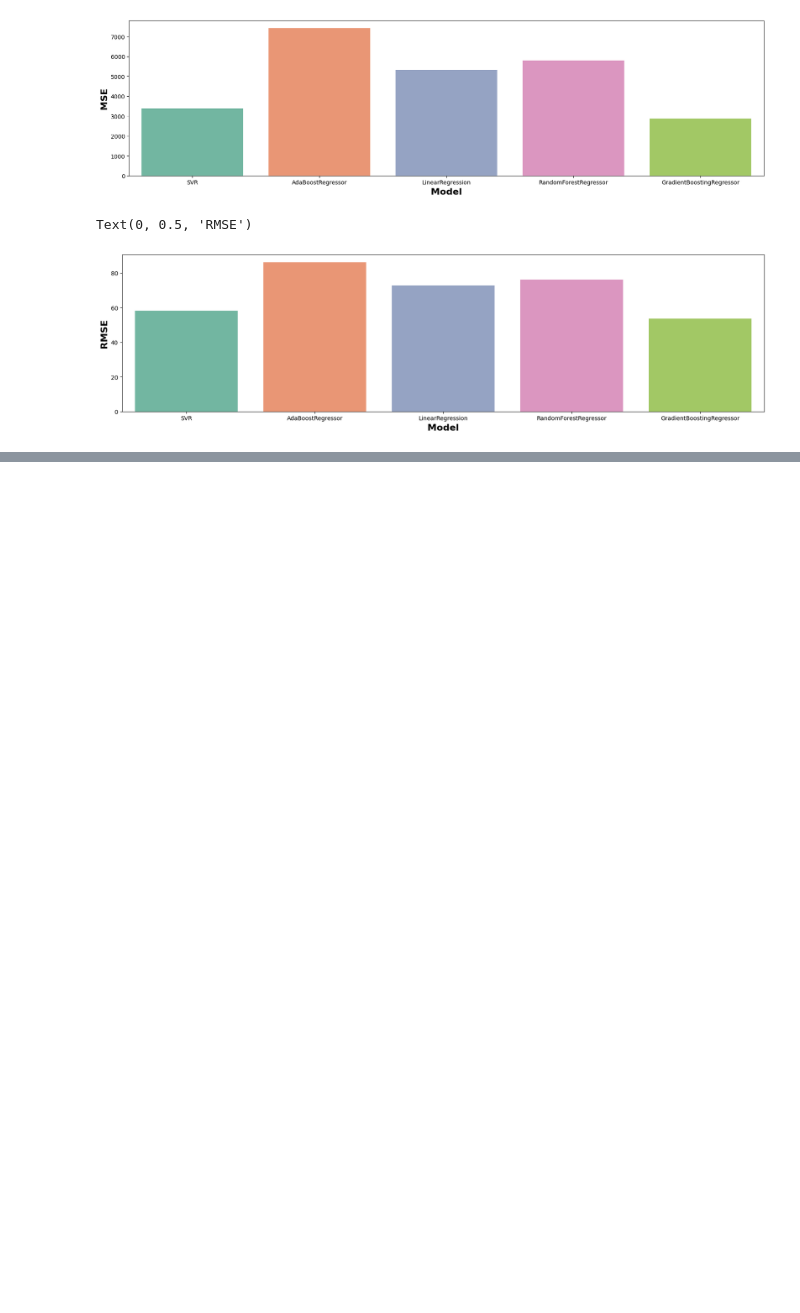
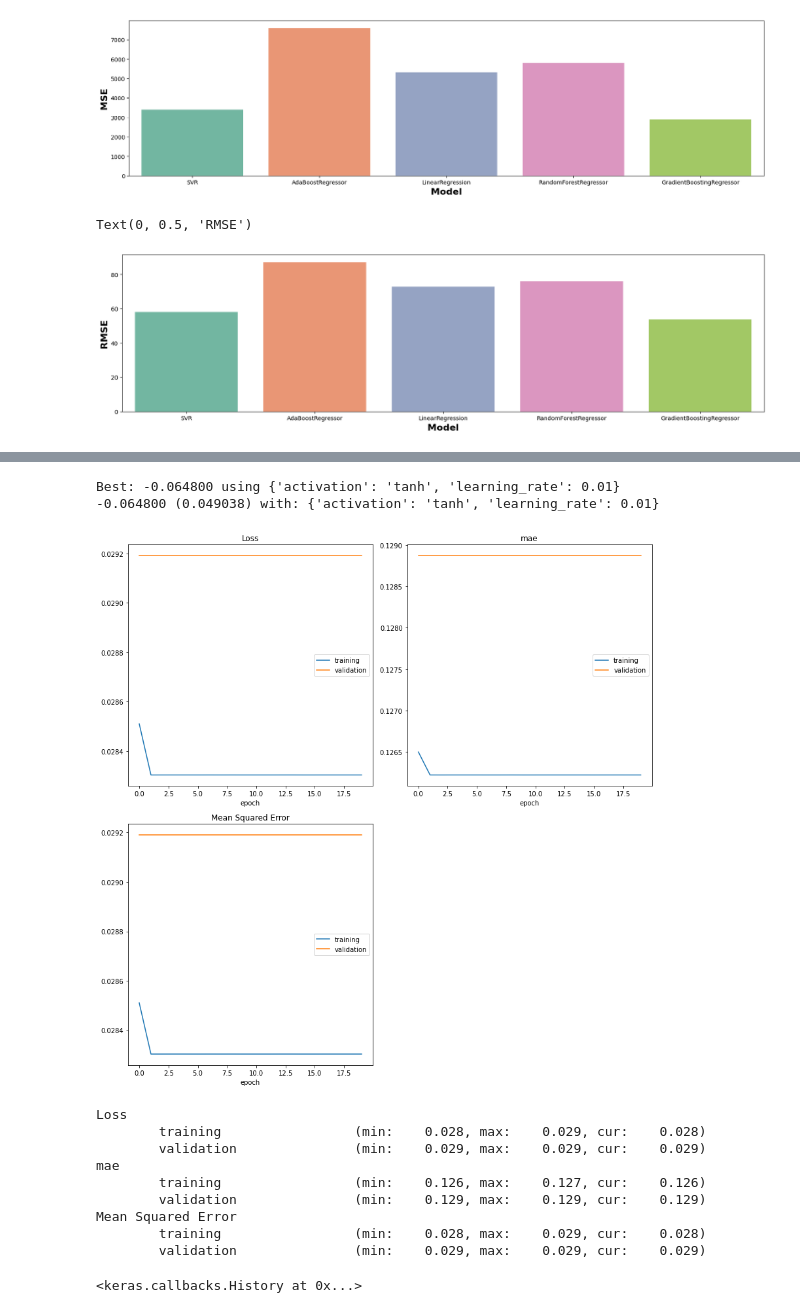
Before and after one commit to rsaSantos/DAA-Project, a Jupyter notebook: Task 1 (Group)/models/paris-airbnb.ipynb, the cells around one changed output, grey strips where cells are left out. Drawn from its saved outputs; the diff is of its cells as text; code cells hidden in the pictures; blank space fills up the shorter version.

```diff
--- a/Task 1 (Group)/models/paris-airbnb.ipynb
+++ b/Task 1 (Group)/models/paris-airbnb.ipynb
@@ -787,0 +811,25 @@ Text(0, 0.5, 'RMSE')
+# %%
+# Refresh variables
+X = paris_data.drop(['price'], axis=1)
+Y = paris_data[['price']]
+
+# Scale the data
+scaler_x = MinMaxScaler(feature_range=(0, 1)).fit(X)
+scaler_y = MinMaxScaler(feature_range=(0, 1)).fit(Y)
+
+X_scaled = pd.DataFrame(scaler_x.transform(X[X.columns]), columns=X.columns)
+Y_scaled = pd.DataFrame(scaler_y.transform(Y[Y.columns]), columns=Y.columns)
+
+# Split the data
+X_train, X_test, Y_train, Y_test = train_test_split(X_scaled, Y_scaled, test_size=0.2, random_state=RANDOM_SEED)
+# %%
+# Build the model
+def build_model(activation='relu', learning_rate=0.01):
+    model = Sequential()
+    model.add(Dense(16, input_dim=10, activation=activation))
+    model.add(Dense(8, activation=activation))
+    model.add(Dense(8, activation=activation))
+    model.add(Dense(1, activation='relu'))
+
+    model.compile(loss='mse', optimizer=tf.keras.optimizers.Adam(learning_rate=learning_rate), metrics=['mae', 'mse'])
+    return model
@@ -787,0 +857,13 @@ Text(0, 0.5, 'RMSE')
+# %%
+# Train the model (and tune hyperparameters)
+TUNING_DICT = {
+    'activation': ['tanh'],
+    'learning_rate': [0.01]
+}
+
+kf = KFold(n_splits=5, shuffle=True, random_state=RANDOM_SEED)
+
+model = KerasRegressor(build_fn=build_model, epochs=20, batch_size=32)
+grid_search = GridSearchCV(estimator=model, param_grid=TUNING_DICT, cv=kf, scoring='neg_mean_absolute_error', refit = 'True', verbose=1)
+
+grid_search.fit(X_train, Y_train, validation_split=0.2)
@@ -787,0 +892,28 @@ Text(0, 0.5, 'RMSE')
+# %%
+# Summarize results
+print("Best: %f using %s" % (grid_search.best_score_, grid_search.best_params_))
+means = grid_search.cv_results_['mean_test_score']
+stds = grid_search.cv_results_['std_test_score']
+params = grid_search.cv_results_['params']
+
+for mean, stdev, param in zip(means, stds, params):
+    print("%f (%f) with: %r" % (mean, stdev, param))
+# %% [output]
+Best: -0.064800 using {'activation': 'tanh', 'learning_rate': 0.01}
+-0.064800 (0.049038) with: {'activation': 'tanh', 'learning_rate': 0.01}
+# %%
+# Fit the best model
+best_mlp_model = grid_search.best_estimator_
+best_mlp_model.fit(X_train, Y_train, epochs=20, validation_data=(X_test, Y_test), callbacks=[PlotLossesKerasTF()], verbose=1)
+# %% [output]
+[figure, added]
+Loss
+        training                 (min:    0.028, max:    0.029, cur:    0.028)
+        validation               (min:    0.029, max:    0.029, cur:    0.029)
+mae
+        training                 (min:    0.126, max:    0.127, cur:    0.126)
+        validation               (min:    0.129, max:    0.129, cur:    0.129)
+Mean Squared Error
+        training                 (min:    0.028, max:    0.029, cur:    0.028)
+        validation               (min:    0.029, max:    0.029, cur:    0.029)
+<keras.callbacks.History at 0x...>
```
Also changed, not shown: parts of 8 cells of this notebook.
